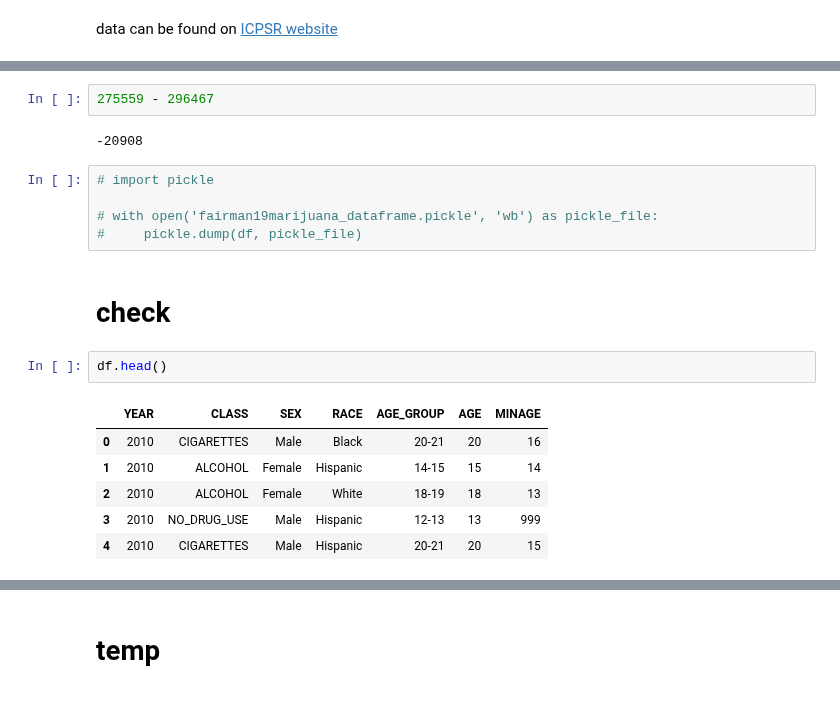
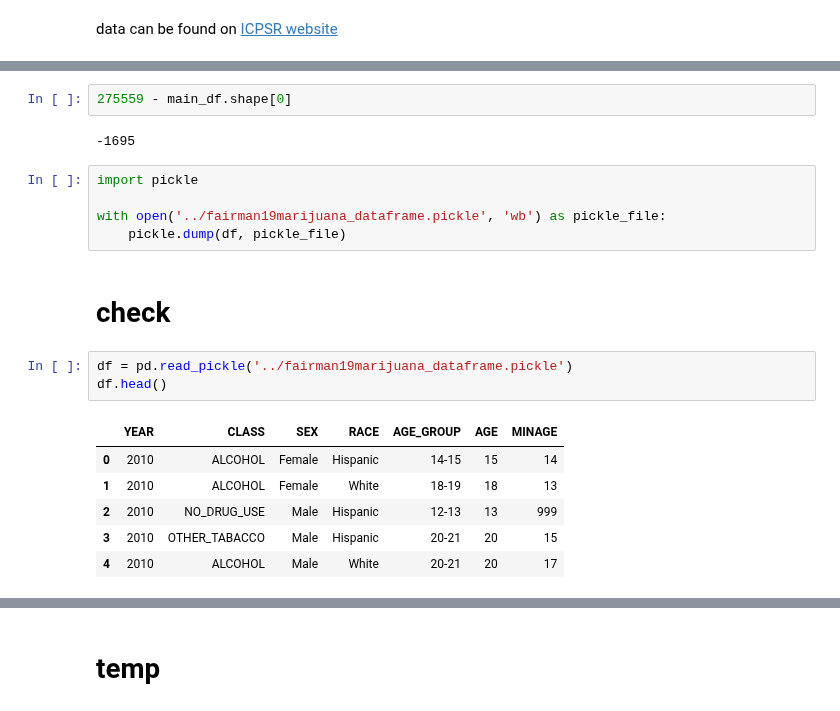
Before and after one commit to DataResponsibly/SynRD, a Jupyter notebook: papers/fairman19marijuana/aholovenko_data_preprocessing.ipynb, the cells around one changed output, grey strips where cells are left out. Saved outputs shown, nothing was run; the diff lists cells and outputs as text.

```diff
--- a/papers/fairman19marijuana/aholovenko_data_preprocessing.ipynb
+++ b/papers/fairman19marijuana/aholovenko_data_preprocessing.ipynb
@@ -235,20 +323,21 @@ main_df[main_df.CLASS.isna()].head()
-# %%
-275559 - 296467
-# %% [output]
--20908
+# %%
+275559 - main_df.shape[0]
+# %% [output]
+-1695
 # %%
-# import pickle
+import pickle
 
-# with open('fairman19marijuana_dataframe.pickle', 'wb') as pickle_file:
-#     pickle.dump(df, pickle_file)
+with open('../fairman19marijuana_dataframe.pickle', 'wb') as pickle_file:
+    pickle.dump(df, pickle_file)
 # %% [markdown]
 # check
 # %%
+df = pd.read_pickle('../fairman19marijuana_dataframe.pickle')
 df.head()
 # %% [output]
 |  | YEAR | CLASS | SEX | RACE | AGE_GROUP | AGE | MINAGE |
-| 0 | 2010 | CIGARETTES | Male | Black | 20-21 | 20 | 16 |
-| 1 | 2010 | ALCOHOL | Female | Hispanic | 14-15 | 15 | 14 |
-| 2 | 2010 | ALCOHOL | Female | White | 18-19 | 18 | 13 |
-| 3 | 2010 | NO_DRUG_USE | Male | Hispanic | 12-13 | 13 | 999 |
-| 4 | 2010 | CIGARETTES | Male | Hispanic | 20-21 | 20 | 15 |
+| 0 | 2010 | ALCOHOL | Female | Hispanic | 14-15 | 15 | 14 |
+| 1 | 2010 | ALCOHOL | Female | White | 18-19 | 18 | 13 |
+| 2 | 2010 | NO_DRUG_USE | Male | Hispanic | 12-13 | 13 | 999 |
+| 3 | 2010 | OTHER_TABACCO | Male | Hispanic | 20-21 | 20 | 15 |
+| 4 | 2010 | ALCOHOL | Male | White | 20-21 | 20 | 17 |
```
Also changed, not shown: parts of 32 cells of this notebook, 3 other files.
